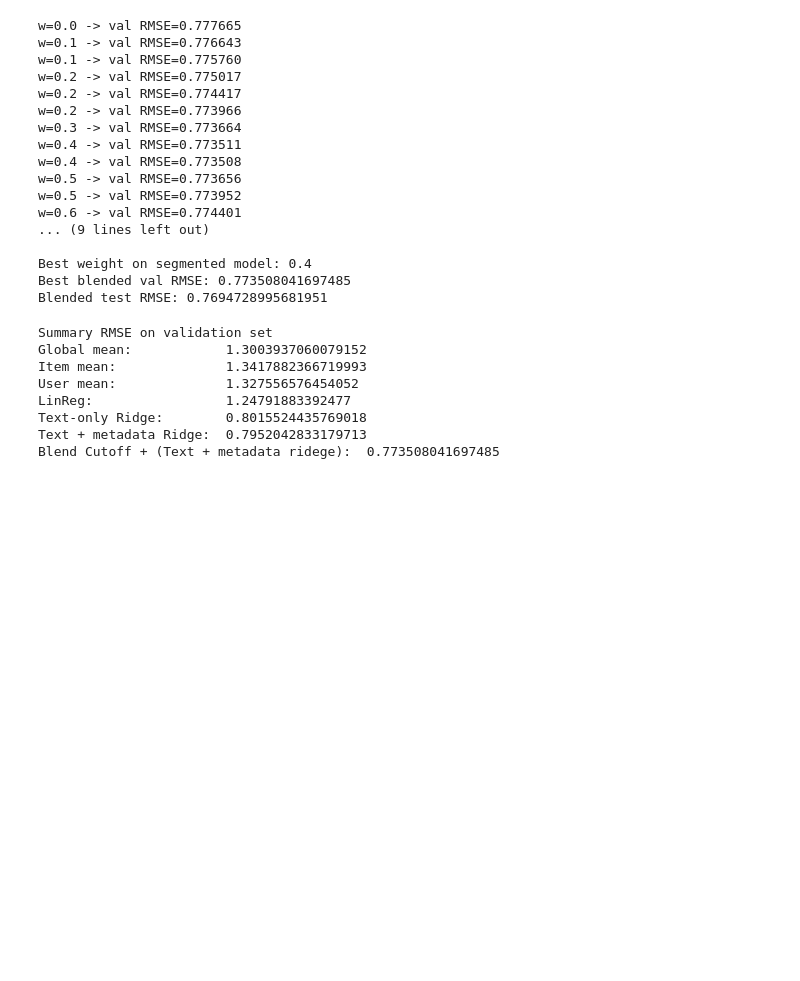
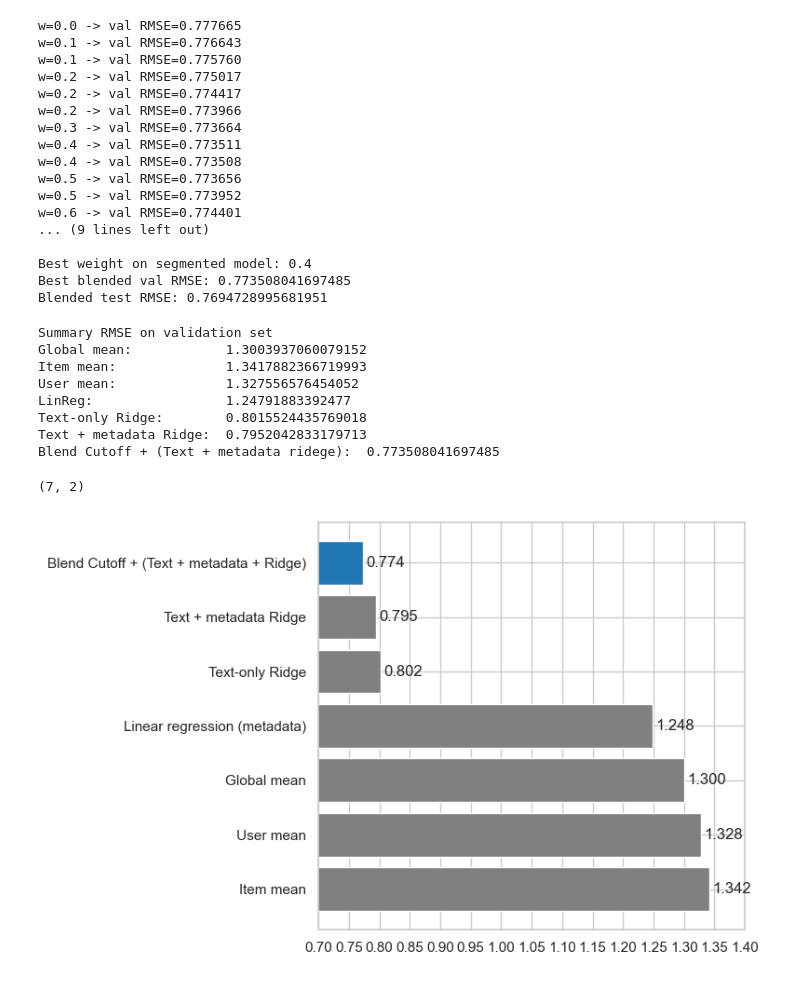
Before and after one commit to Holdenxie/assignment2, a Jupyter notebook: assignment2.ipynb, the cells around one changed output. Cells and saved outputs as stored; diff of their text form; code cells hidden in the pictures; blank space fills up the shorter version.

Commit message:
added validation comparison graph

```diff
--- a/assignment2.ipynb
+++ b/assignment2.ipynb
@@ -21,7 +21,7 @@ from sklearn.pipeline import Pipeline
 rows = []
 max_rows = 200000
 
-with open("Video_Games.jsonl", "r") as f:
+with open(r"C:\Users\holde\Github\Video_Games.jsonl", "r") as f:
     for i, line in enumerate(f):
         if i == max_rows:
             break
@@ -40,7 +40,7 @@ reviews.head()
 rows = []
 max_rows = 200000
 
-with open("meta_Video_Games.jsonl", "r") as f:
+with open(r"C:\Users\holde\Github\meta_Video_Games.jsonl", "r") as f:
     for i, line in enumerate(f):
         if i == max_rows:
             break
@@ -600,16 +602,16 @@ from sklearn.base import clone
 import pandas as pd
 import numpy as np
 
-print("Using best cutoff:", best_cutoff)
+print("Using best cutoff:", 60)
 
 # masks for best cutoff
-short_train_mask = train['review_length'] <= best_cutoff
+short_train_mask = train['review_length'] <= 60
 long_train_mask  = ~short_train_mask
 
-short_val_mask = val['review_length'] <= best_cutoff
+short_val_mask = val['review_length'] <= 60
 long_val_mask  = ~short_val_mask
 
-short_test_mask = test['review_length'] <= best_cutoff
+short_test_mask = test['review_length'] <= 60
 long_test_mask  = ~short_test_mask
 
 short_model = clone(text_model)
@@ -794,3 +780,55 @@ LinReg:                 1.24791883392477
 Text-only Ridge:        0.8015524435769018
 Text + metadata Ridge:  0.7952042833179713
 Blend Cutoff + (Text + metadata ridege):  0.773508041697485
+# %%
+results = pd.DataFrame({
+    "Model": [
+        "Global mean",
+        "Item mean",
+        "User mean",
+        "Linear regression (metadata)",
+        "Text-only Ridge",
+        "Text + metadata Ridge",
+        "Blend Cutoff + (Text + metadata + Ridge)"
+    ],
+    "Val RMSE": [
+        rmse(y_val, val_pred_global),
+        rmse(y_val, val_pred_item),
+        rmse(y_val, val_pred_user),
+        rmse(y_val, val_pred_meta),
+        rmse(y_val, val_pred_text),
+        rmse(y_val, val_pred_full),
+        rmse(y_val, val_blend_best_clip),
+    ]
+})
+
+results = results.sort_values("Val RMSE").reset_index(drop=True)
+print(results.shape)
+# %% [output]
+(7, 2)
+# %%
+models   = results["Model"].tolist()
+val_rmse = results["Val RMSE"].values
+best_idx = 0
+
+plt.figure(figsize=(8, 5))
+
+colors = ["grey"] * len(models)
+colors[best_idx] = "tab:blue"
+
+y_pos = np.arange(len(models))
+plt.barh(y_pos, val_rmse, color=colors)
+
+plt.xlim(0.7, 1.4)
+plt.xticks(np.arange(0.7, 1.41, 0.05))
+plt.gca().invert_yaxis()
+plt.yticks(y_pos, models)
+
+for i, v in enumerate(val_rmse):
+    plt.text(v + 0.005, i, f"{v:.3f}", va="center")
+
+
+plt.tight_layout()
+plt.show()
+# %% [output]
+[figure, added]
```
Also changed, not shown: parts of 3 cells of this notebook.
